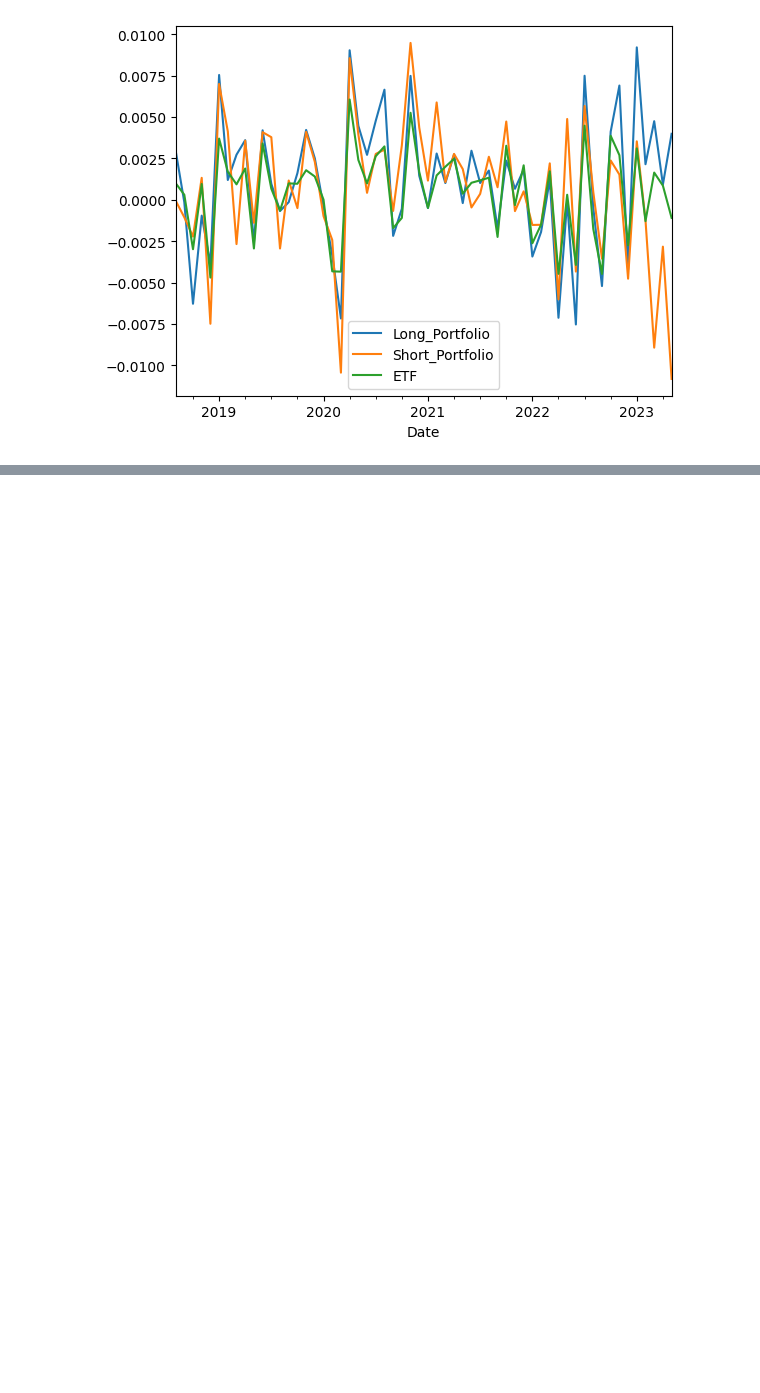
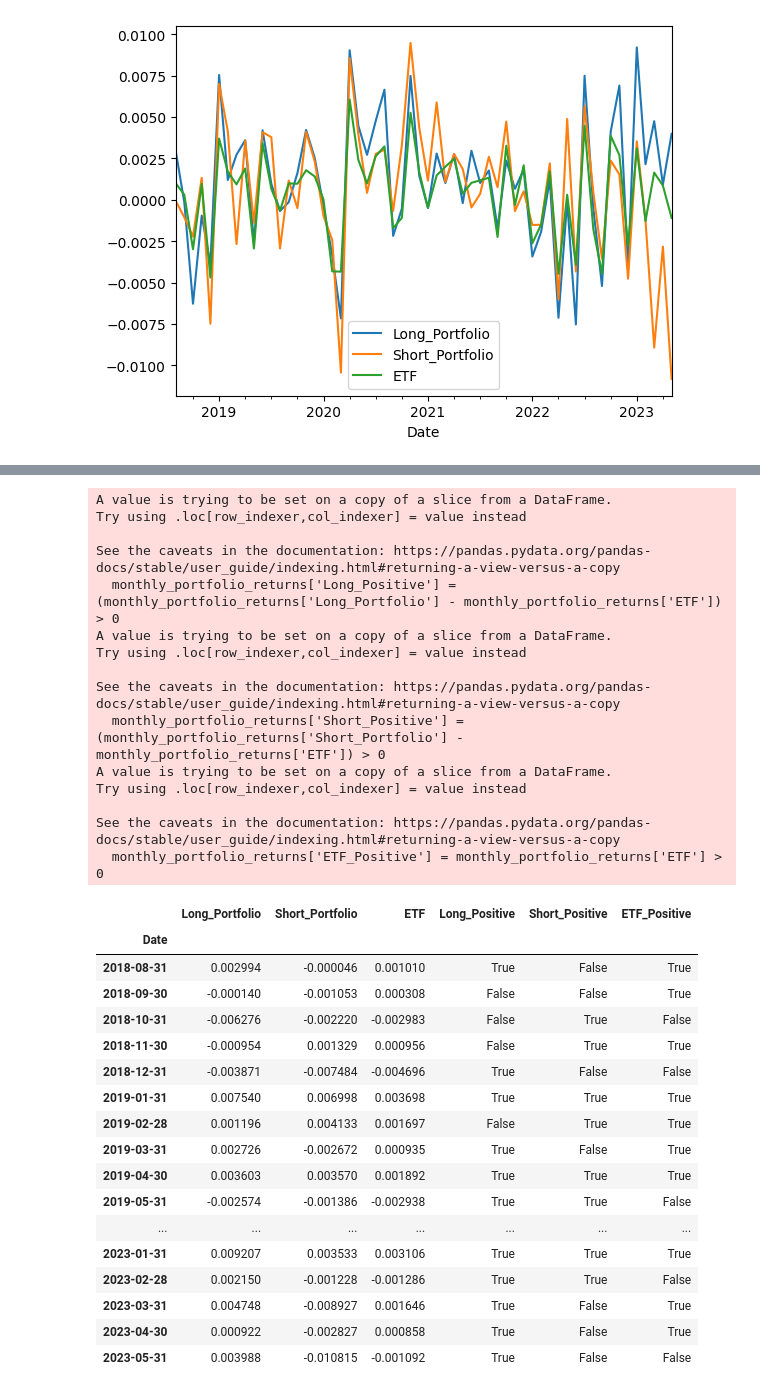
Before and after one commit to CCNY-Analytics-and-Quant/Yaw_Amankwah_Final_Project, a Jupyter notebook: final_project.ipynb, the cells around one changed output, grey strips where cells are left out. Saved outputs shown, nothing was run; the diff lists cells and outputs as text; code cells hidden in the pictures; blank space fills up the shorter version.

```diff
--- a/final_project.ipynb
+++ b/final_project.ipynb
@@ -172,0 +154,40 @@ monthly_returns = stock_returns.resample('M').mean()
+# %%
+monthly_portfolio_returns['Long_Positive'] = (monthly_portfolio_returns['Long_Portfolio'] - monthly_portfolio_returns['ETF']) > 0
+monthly_portfolio_returns['Short_Positive'] = (monthly_portfolio_returns['Short_Portfolio'] - monthly_portfolio_returns['ETF']) > 0
+monthly_portfolio_returns['ETF_Positive'] = monthly_portfolio_returns['ETF'] > 0
+
+monthly_portfolio_returns
+# %% [output]
+A value is trying to be set on a copy of a slice from a DataFrame.
+Try using .loc[row_indexer,col_indexer] = value instead
+
+See the caveats in the documentation: https://pandas.pydata.org/pandas-docs/stable/user_guide/indexing.html#returning-a-view-versus-a-copy
+  monthly_portfolio_returns['Long_Positive'] = (monthly_portfolio_returns['Long_Portfolio'] - monthly_portfolio_returns['ETF']) > 0
+A value is trying to be set on a copy of a slice from a DataFrame.
+Try using .loc[row_indexer,col_indexer] = value instead
+
+See the caveats in the documentation: https://pandas.pydata.org/pandas-docs/stable/user_guide/indexing.html#returning-a-view-versus-a-copy
+  monthly_portfolio_returns['Short_Positive'] = (monthly_portfolio_returns['Short_Portfolio'] - monthly_portfolio_returns['ETF']) > 0
+A value is trying to be set on a copy of a slice from a DataFrame.
+Try using .loc[row_indexer,col_indexer] = value instead
+
+See the caveats in the documentation: https://pandas.pydata.org/pandas-docs/stable/user_guide/indexing.html#returning-a-view-versus-a-copy
+  monthly_portfolio_returns['ETF_Positive'] = monthly_portfolio_returns['ETF'] > 0
+|  | Long_Portfolio | Short_Portfolio | ETF | Long_Positive | Short_Positive | ETF_Positive |
+| Date |  |  |  |  |  |  |
+| 2018-08-31 | 0.002994 | -0.000046 | 0.001010 | True | False | True |
+| 2018-09-30 | -0.000140 | -0.001053 | 0.000308 | False | False | True |
+| 2018-10-31 | -0.006276 | -0.002220 | -0.002983 | False | True | False |
+| 2018-11-30 | -0.000954 | 0.001329 | 0.000956 | False | True | True |
+| 2018-12-31 | -0.003871 | -0.007484 | -0.004696 | True | False | False |
+| 2019-01-31 | 0.007540 | 0.006998 | 0.003698 | True | True | True |
+| 2019-02-28 | 0.001196 | 0.004133 | 0.001697 | False | True | True |
+| 2019-03-31 | 0.002726 | -0.002672 | 0.000935 | True | False | True |
+| 2019-04-30 | 0.003603 | 0.003570 | 0.001892 | True | True | True |
+| 2019-05-31 | -0.002574 | -0.001386 | -0.002938 | True | True | False |
+| ... | ... | ... | ... | ... | ... | ... |
+| 2023-01-31 | 0.009207 | 0.003533 | 0.003106 | True | True | True |
+| 2023-02-28 | 0.002150 | -0.001228 | -0.001286 | True | True | False |
+| 2023-03-31 | 0.004748 | -0.008927 | 0.001646 | True | False | True |
+| 2023-04-30 | 0.000922 | -0.002827 | 0.000858 | True | False | True |
+| 2023-05-31 | 0.003988 | -0.010815 | -0.001092 | True | False | False |
```
Also changed, not shown: parts of 5 cells of this notebook.
